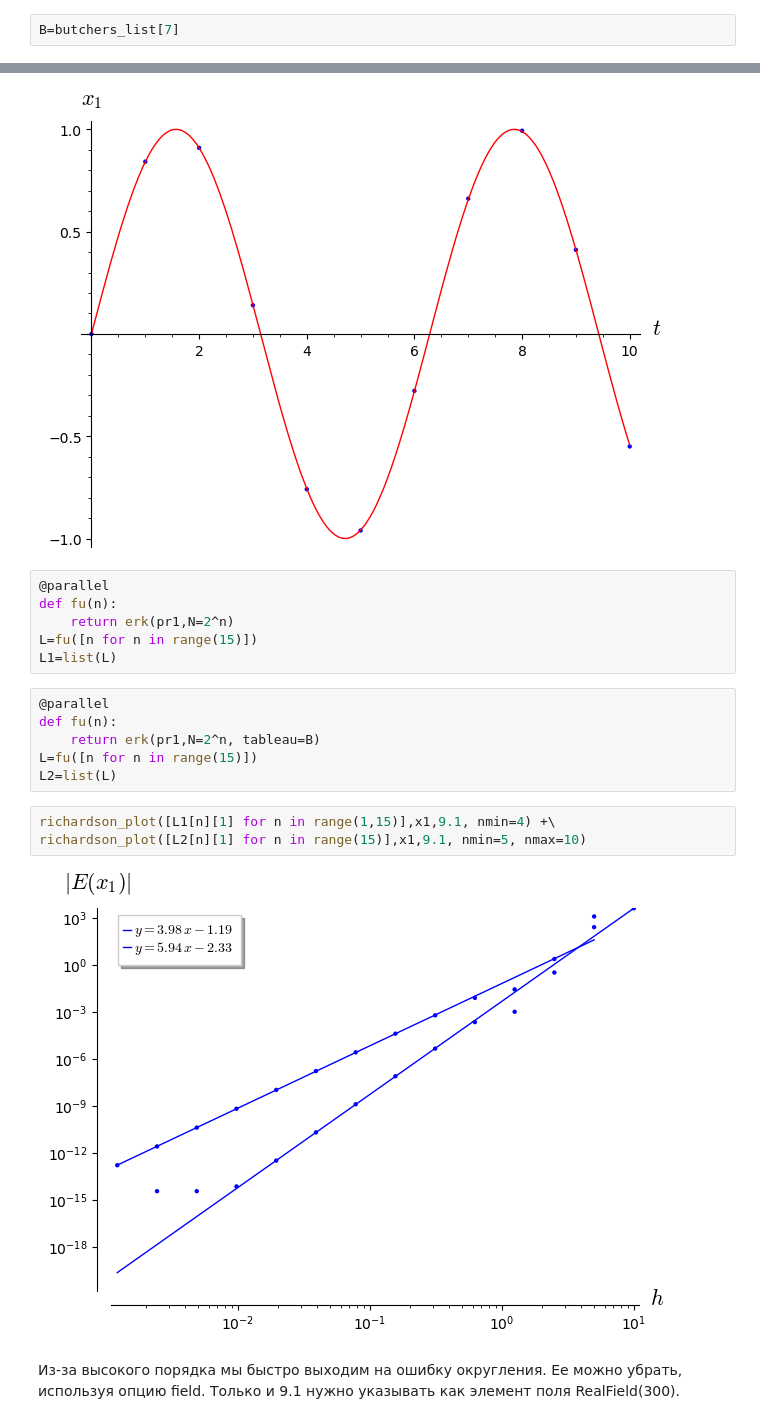
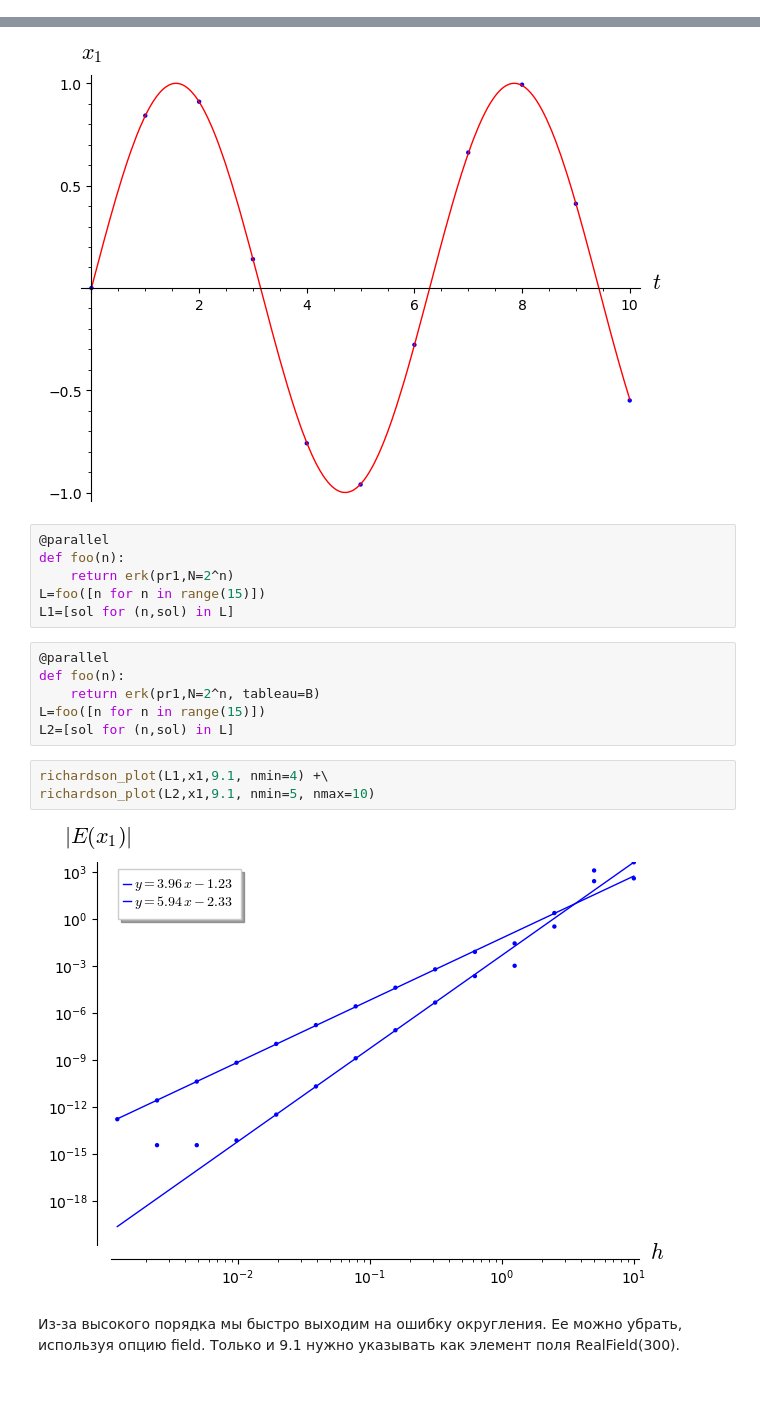
Before and after one commit to malykhmd/fdm, a Jupyter notebook: Report.ipynb, the cells around one changed output, grey strips where cells are left out. Saved outputs shown, nothing was run; the diff lists cells and outputs as text; blank space fills up the shorter version.

```diff
--- a/Report.ipynb
+++ b/Report.ipynb
@@ -215,2 +216,0 @@ L[-1].zeros(x1)[0]-RR(pi)
-# %%
-B=butchers_list[7]
@@ -283,21 +293,21 @@ s2.plot(t,x1)+plot(sin,(0,10),color="red")
 [figure]
 # %%
 @parallel
-def fu(n):
+def foo(n):
     return erk(pr1,N=2^n)
-L=fu([n for n in range(15)])
-L1=list(L)
+L=foo([n for n in range(15)])
+L1=[sol for (n,sol) in L]
 # %%
 @parallel
-def fu(n):
+def foo(n):
     return erk(pr1,N=2^n, tableau=B)
-L=fu([n for n in range(15)])
-L2=list(L)
+L=foo([n for n in range(15)])
+L2=[sol for (n,sol) in L]
 # %%
-richardson_plot([L1[n][1] for n in range(1,15)],x1,9.1, nmin=4) +\
-richardson_plot([L2[n][1] for n in range(15)],x1,9.1, nmin=5, nmax=10)
+richardson_plot(L1,x1,9.1, nmin=4) +\
+richardson_plot(L2,x1,9.1, nmin=5, nmax=10)
 # %% [output]
-[figure, old version]
+[figure, new version]
 # %% [markdown]
 Из-за высокого порядка мы быстро выходим на ошибку округления. Ее можно убрать, используя опцию field. Только и 9.1 нужно указывать как элемент поля RealField(300).
 # %%
```
Also changed, not shown: parts of 16 cells of this notebook.
